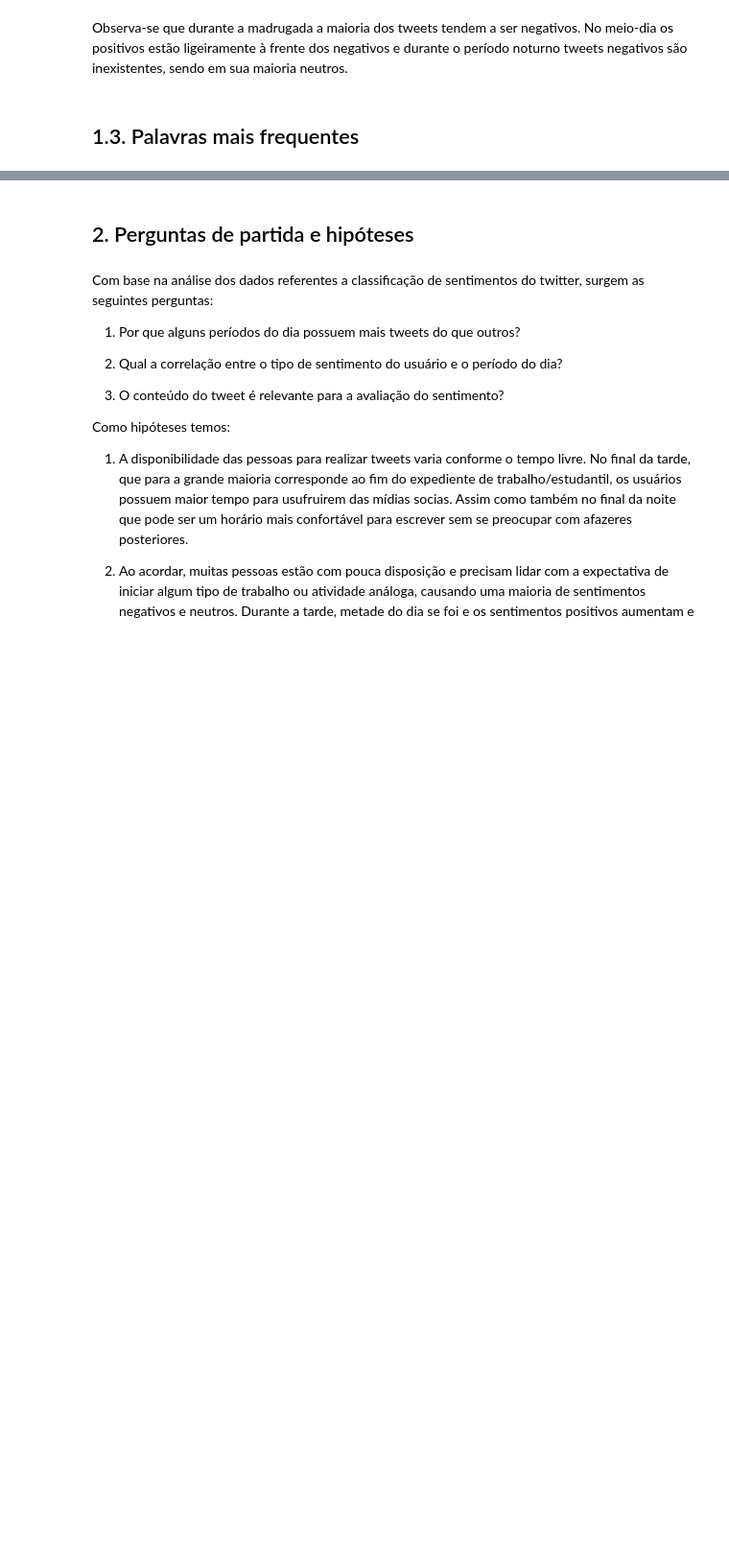
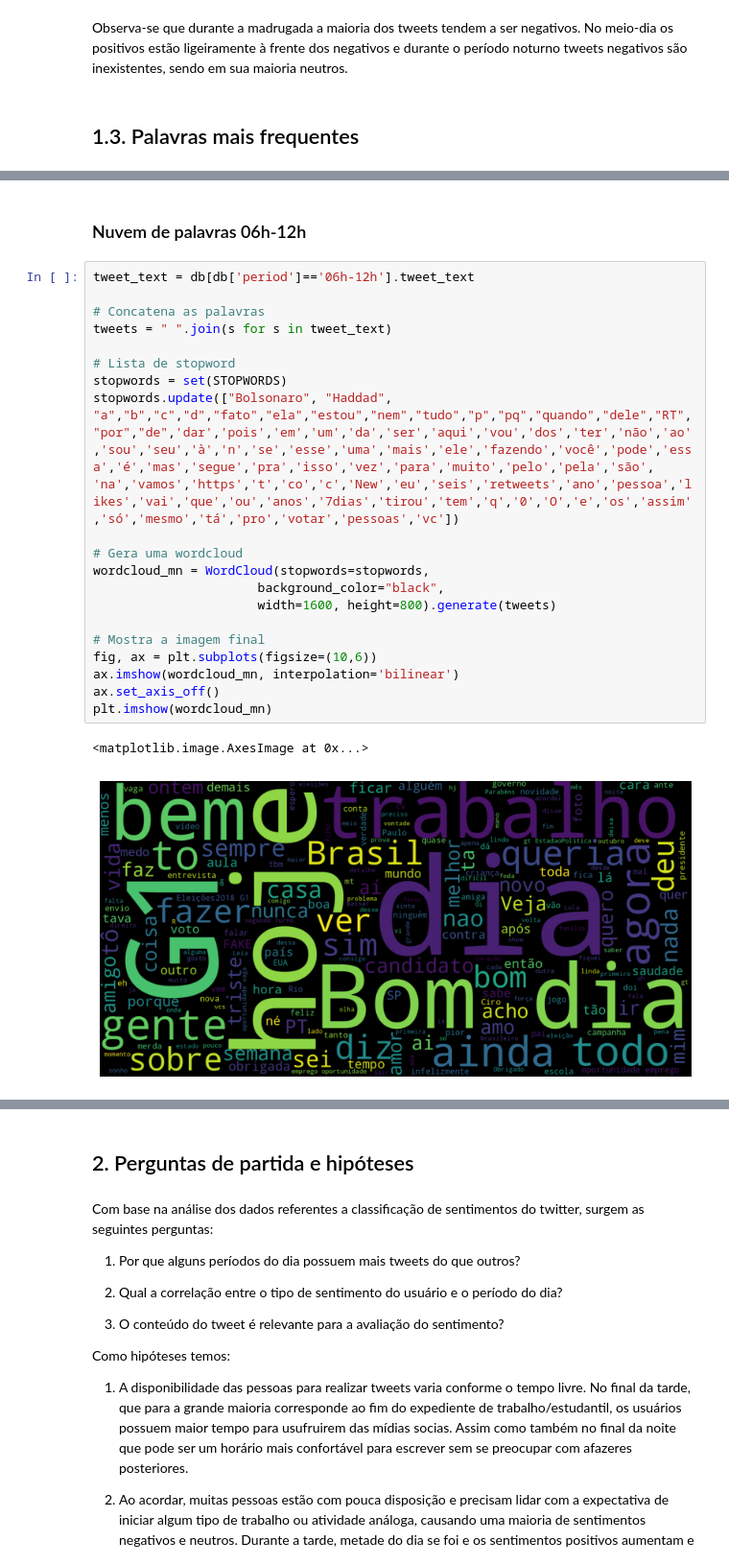
Before and after one commit to atlantico-academy/twitter-sentiment-analysis, a Jupyter notebook: notebooks/01-exploratory_data_analysis.ipynb, the cells around one changed output, grey strips where cells are left out. Shown at 96% size. Cells and saved outputs as stored; diff of their text form; blank space fills up the shorter version.

```diff
--- a/notebooks/01-exploratory_data_analysis.ipynb
+++ b/notebooks/01-exploratory_data_analysis.ipynb
@@ -160,0 +217,25 @@ plt.imshow(wordcloud)
+# %% [markdown]
+### Nuvem de palavras 06h-12h
+# %%
+tweet_text = db[db['period']=='06h-12h'].tweet_text
+
+# Concatena as palavras
+tweets = " ".join(s for s in tweet_text)
+
+# Lista de stopword
+stopwords = set(STOPWORDS)
+stopwords.update(["Bolsonaro", "Haddad", "a","b","c","d","fato","ela","estou","nem","tudo","p","pq","quando","dele","RT","por","de",'dar','pois','em','um','da','ser','aqui','vou','dos','ter','não','ao','sou','seu','à','n','se','esse','uma','mais','ele','fazendo','você','pode','essa','é','mas','segue','pra','isso','vez','para','muito','pelo','pela','são', 'na','vamos','https','t','co','c','New','eu','seis','retweets','ano','pessoa','likes','vai','que','ou','anos','7dias','tirou','tem','q','0','O','e','os','assim','só','mesmo','tá','pro','votar','pessoas','vc'])
+
+# Gera uma wordcloud
+wordcloud_mn = WordCloud(stopwords=stopwords,
+                      background_color="black",
+                      width=1600, height=800).generate(tweets)
+
+# Mostra a imagem final
+fig, ax = plt.subplots(figsize=(10,6))
+ax.imshow(wordcloud_mn, interpolation='bilinear')
+ax.set_axis_off()
+plt.imshow(wordcloud_mn)
+# %% [output]
+<matplotlib.image.AxesImage at 0x...>
+[figure, added]
```
Also changed, not shown: parts of 19 cells of this notebook, 1 other file.
